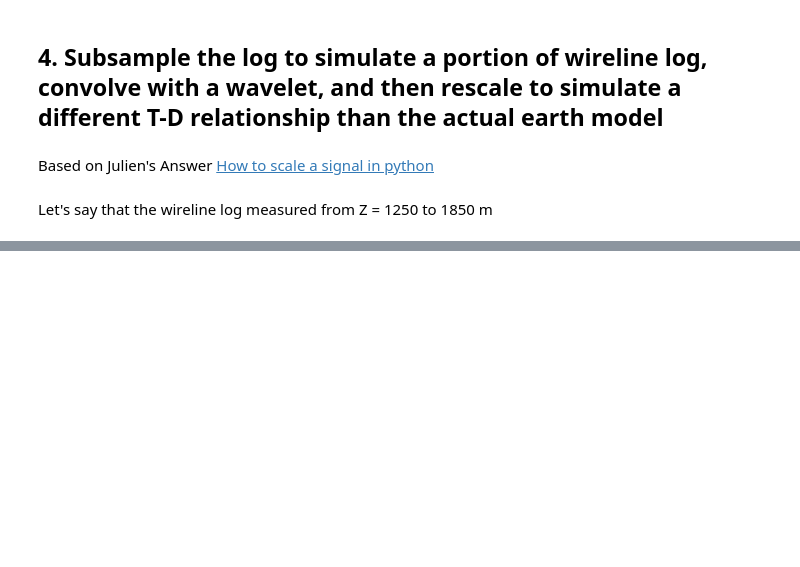
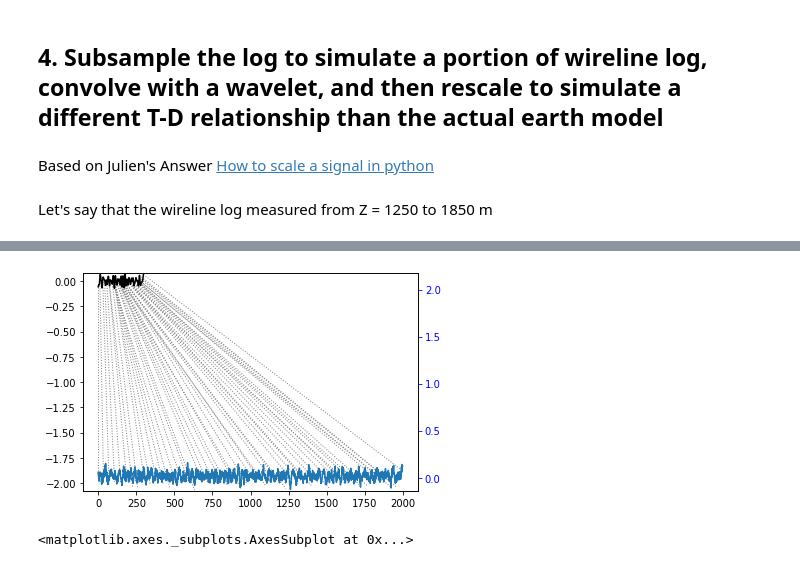
Before and after one commit to bdowdell/automatic_well_tie, a Jupyter notebook: nb/prototyping.ipynb, the cells around one changed output, grey strips where cells are left out. Saved outputs shown, nothing was run; the diff lists cells and outputs as text; code cells hidden in the pictures; blank space fills up the shorter version.

```diff
--- a/nb/prototyping.ipynb
+++ b/nb/prototyping.ipynb
@@ -328,0 +363,5 @@ plt.show()
+# %%
+alignment.plot(type='twoway', offset=-2)
+# %% [output]
+[figure, added]
+<matplotlib.axes._subplots.AxesSubplot at 0x...>
```
Also changed, not shown: parts of 13 cells of this notebook.
